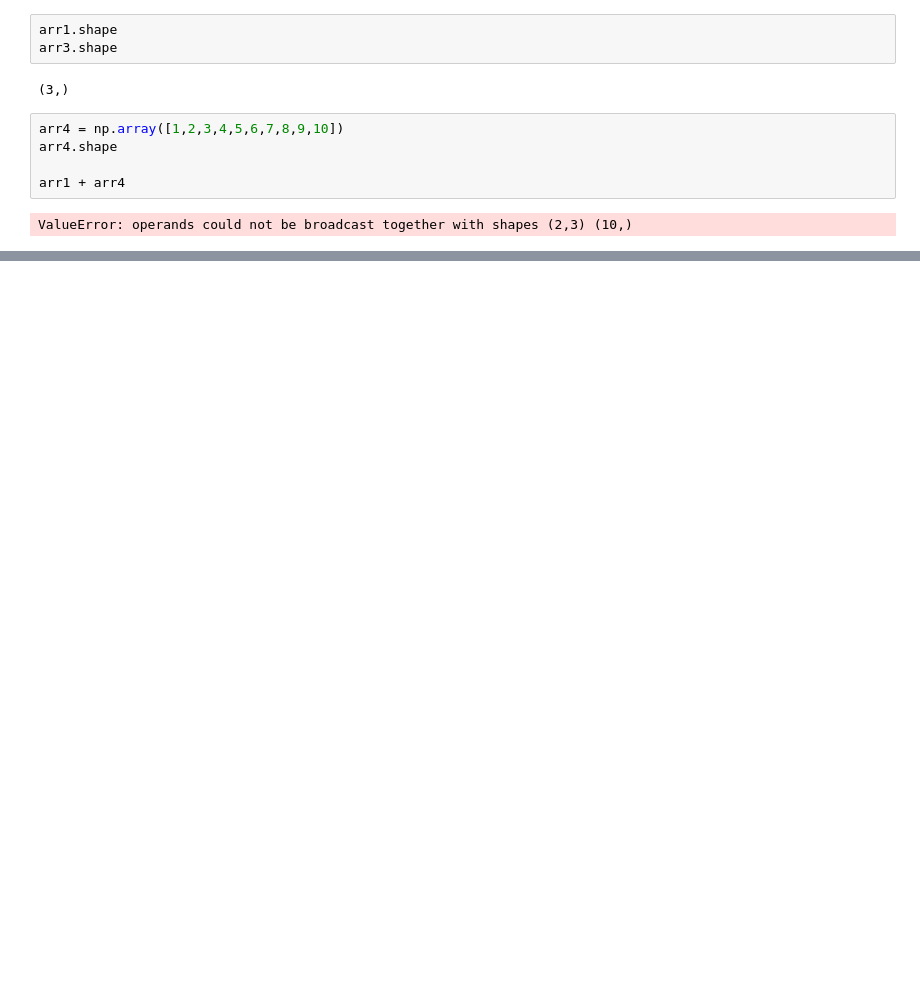
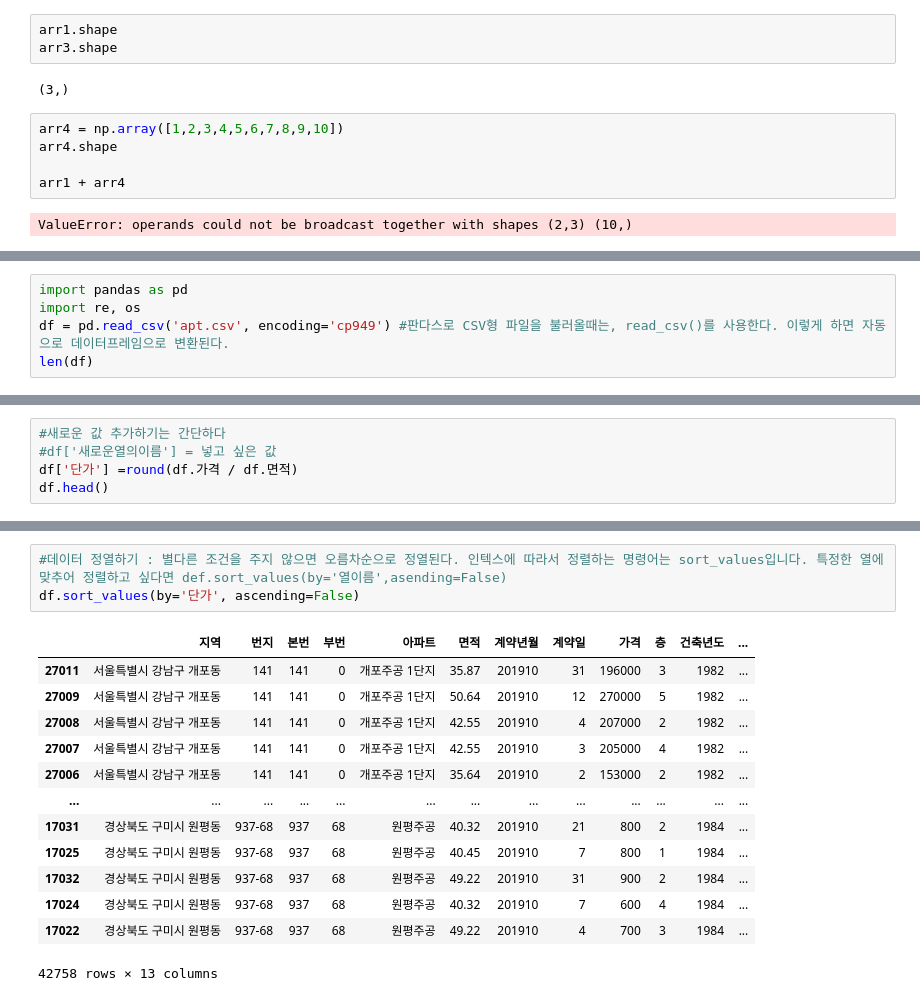
Before and after one commit to termite9/python, a Jupyter notebook: 다양한패키지.ipynb, the cells around one changed output, grey strips where cells are left out. Cells and saved outputs as stored; diff of their text form; blank space fills up the shorter version.

```diff
--- a/다양한패키지.ipynb
+++ b/다양한패키지.ipynb
@@ -171,0 +369,5 @@ d_list = [[1,2,3,4,5],
+# %%
+import pandas as pd
+import re, os
+df = pd.read_csv('apt.csv', encoding='cp949') #판다스로 CSV형 파일을 불러올때는, read_csv()를 사용한다. 이렇게 하면 자동으로 데이터프레임으로 변환된다.
+len(df)
@@ -171,0 +499,5 @@ d_list = [[1,2,3,4,5],
+# %%
+#새로운 값 추가하기는 간단하다
+#df['새로운열의이름'] = 넣고 싶은 값
+df['단가'] =round(df.가격 / df.면적)
+df.head()
@@ -171,0 +511,17 @@ d_list = [[1,2,3,4,5],
+# %%
+#데이터 정열하기 : 별다른 조건을 주지 않으면 오름차순으로 정열된다. 인텍스에 따라서 정렬하는 명령어는 sort_values입니다. 특정한 열에 맞추어 정렬하고 싶다면 def.sort_values(by='열이름',asending=False)
+df.sort_values(by='단가', ascending=False)
+# %% [output]
+|  | 지역 | 번지 | 본번 | 부번 | 아파트 | 면적 | 계약년월 | 계약일 | 가격 | 층 | 건축년도 | ... |
+| 27011 | 서울특별시 강남구 개포동 | 141 | 141 | 0 | 개포주공 1단지 | 35.87 | 201910 | 31 | 196000 | 3 | 1982 | ... |
+| 27009 | 서울특별시 강남구 개포동 | 141 | 141 | 0 | 개포주공 1단지 | 50.64 | 201910 | 12 | 270000 | 5 | 1982 | ... |
+| 27008 | 서울특별시 강남구 개포동 | 141 | 141 | 0 | 개포주공 1단지 | 42.55 | 201910 | 4 | 207000 | 2 | 1982 | ... |
+| 27007 | 서울특별시 강남구 개포동 | 141 | 141 | 0 | 개포주공 1단지 | 42.55 | 201910 | 3 | 205000 | 4 | 1982 | ... |
+| 27006 | 서울특별시 강남구 개포동 | 141 | 141 | 0 | 개포주공 1단지 | 35.64 | 201910 | 2 | 153000 | 2 | 1982 | ... |
+| ... | ... | ... | ... | ... | ... | ... | ... | ... | ... | ... | ... | ... |
+| 17031 | 경상북도 구미시 원평동 | 937-68 | 937 | 68 | 원평주공 | 40.32 | 201910 | 21 | 800 | 2 | 1984 | ... |
+| 17025 | 경상북도 구미시 원평동 | 937-68 | 937 | 68 | 원평주공 | 40.45 | 201910 | 7 | 800 | 1 | 1984 | ... |
+| 17032 | 경상북도 구미시 원평동 | 937-68 | 937 | 68 | 원평주공 | 49.22 | 201910 | 31 | 900 | 2 | 1984 | ... |
+| 17024 | 경상북도 구미시 원평동 | 937-68 | 937 | 68 | 원평주공 | 40.32 | 201910 | 7 | 600 | 4 | 1984 | ... |
+| 17022 | 경상북도 구미시 원평동 | 937-68 | 937 | 68 | 원평주공 | 49.22 | 201910 | 4 | 700 | 3 | 1984 | ... |
+42758 rows × 13 columns
```
Also changed, not shown: parts of 138 cells of this notebook, 33 other files.
